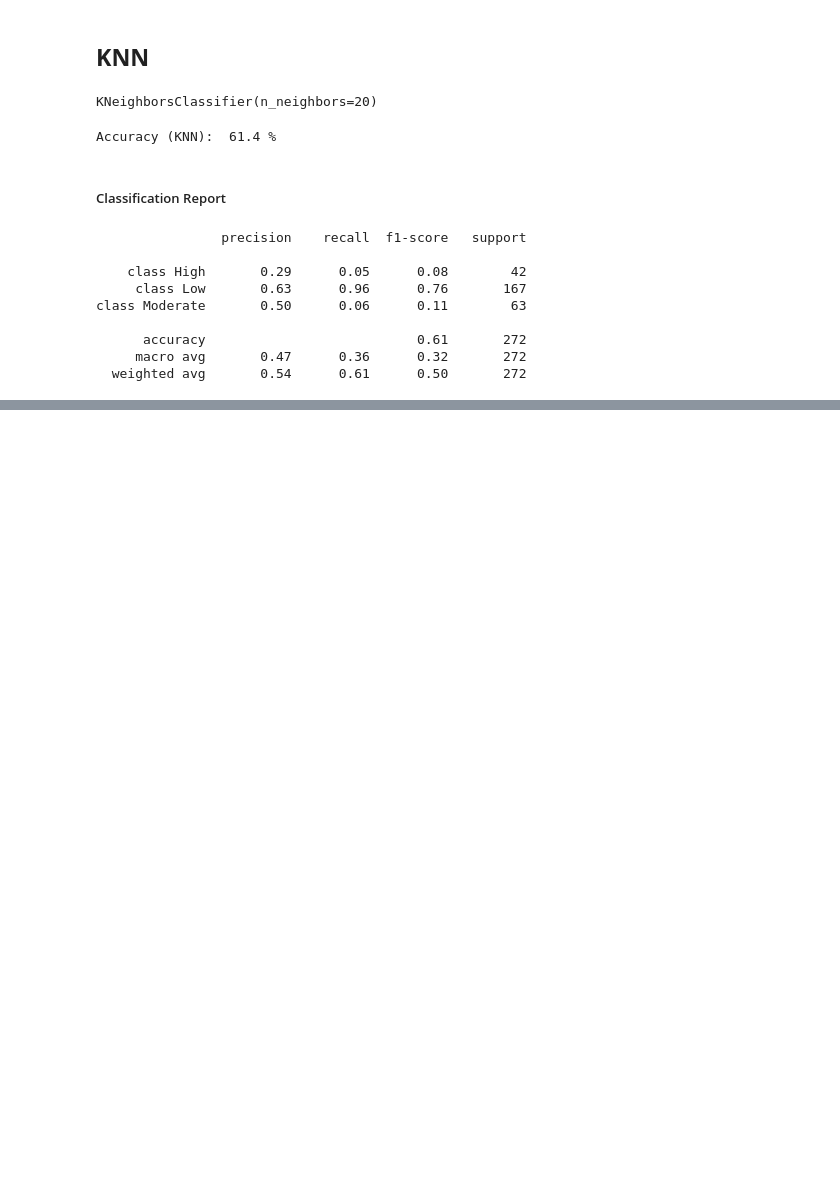
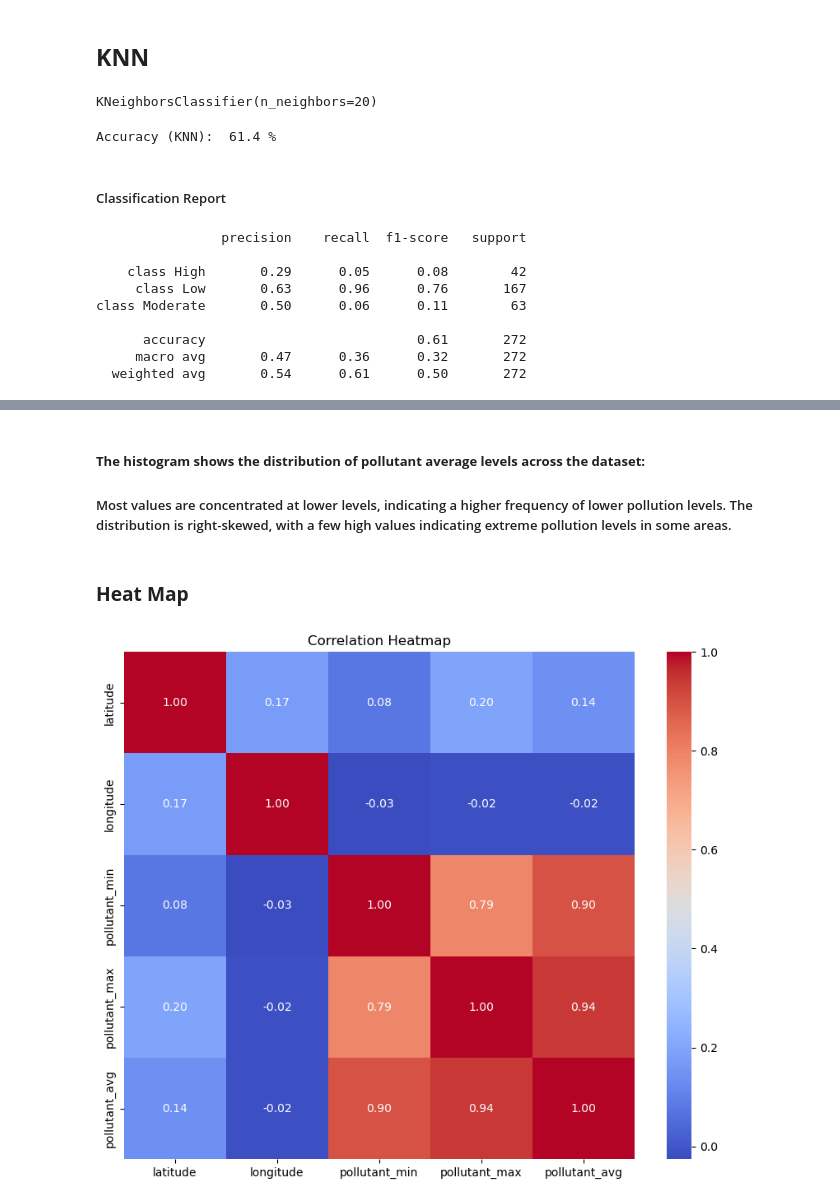
Before and after one commit to tjaiswal2003/Air-Quality-Prediction-Using-Machine-Learning, a Jupyter notebook: Air_Quality_Prediction_ML.ipynb, the cells around one changed output, grey strips where cells are left out. Cells and saved outputs as stored; diff of their text form; code cells hidden in the pictures; blank space fills up the shorter version.

```diff
--- a/Air_Quality_Prediction_ML.ipynb
+++ b/Air_Quality_Prediction_ML.ipynb
@@ -213,0 +449,13 @@ class Moderate       0.50      0.06      0.11        63
+# %% [markdown]
+##### **The histogram shows the distribution of pollutant average levels across the dataset:**
+
+##### Most values are concentrated at lower levels, indicating a higher frequency of lower pollution levels. The distribution is right-skewed, with a few high values indicating extreme pollution levels in some areas.
+# %% [markdown]
+### **Heat Map**
+# %%
+plt.figure(figsize=(10, 8))
+sns.heatmap(df1.select_dtypes(include=['number']).corr(), annot=True, cmap="coolwarm", fmt=".2f")
+plt.title("Correlation Heatmap")
+plt.show()
+# %% [output]
+[figure, added]
```
Also changed, not shown: parts of 50 cells of this notebook.
